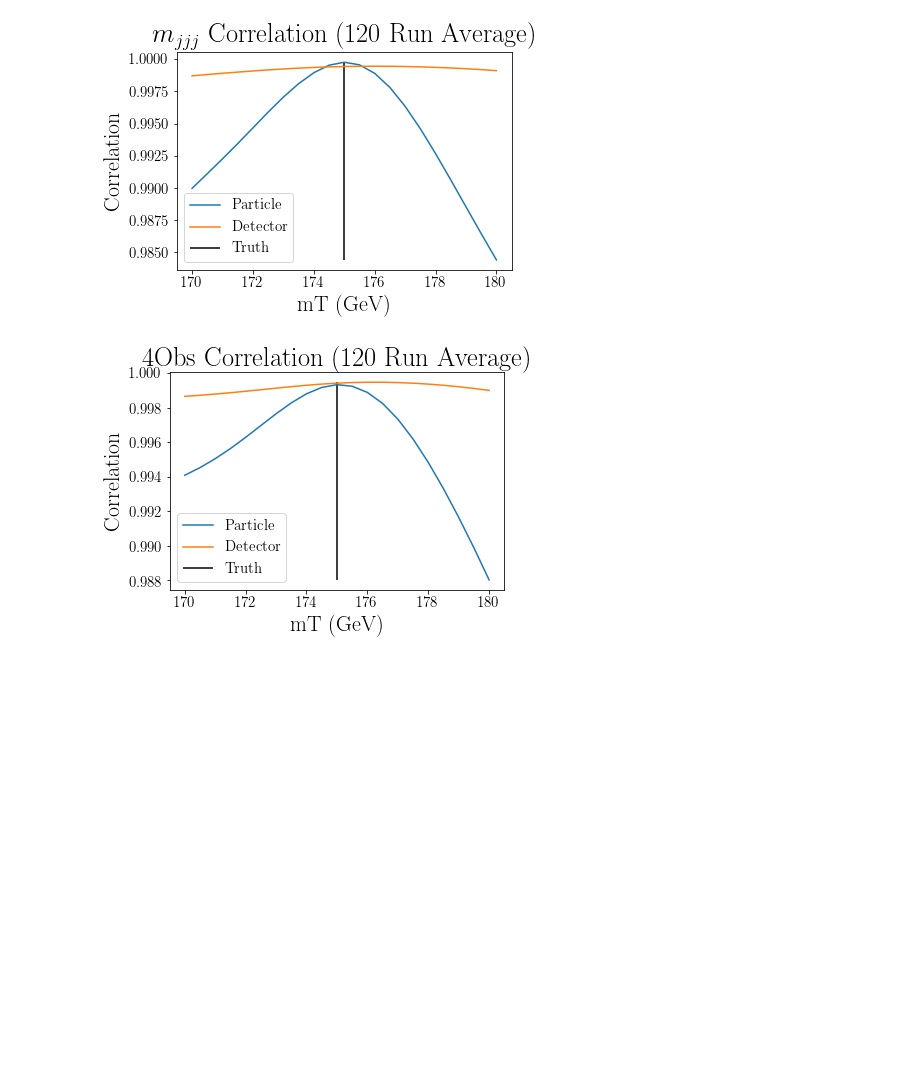
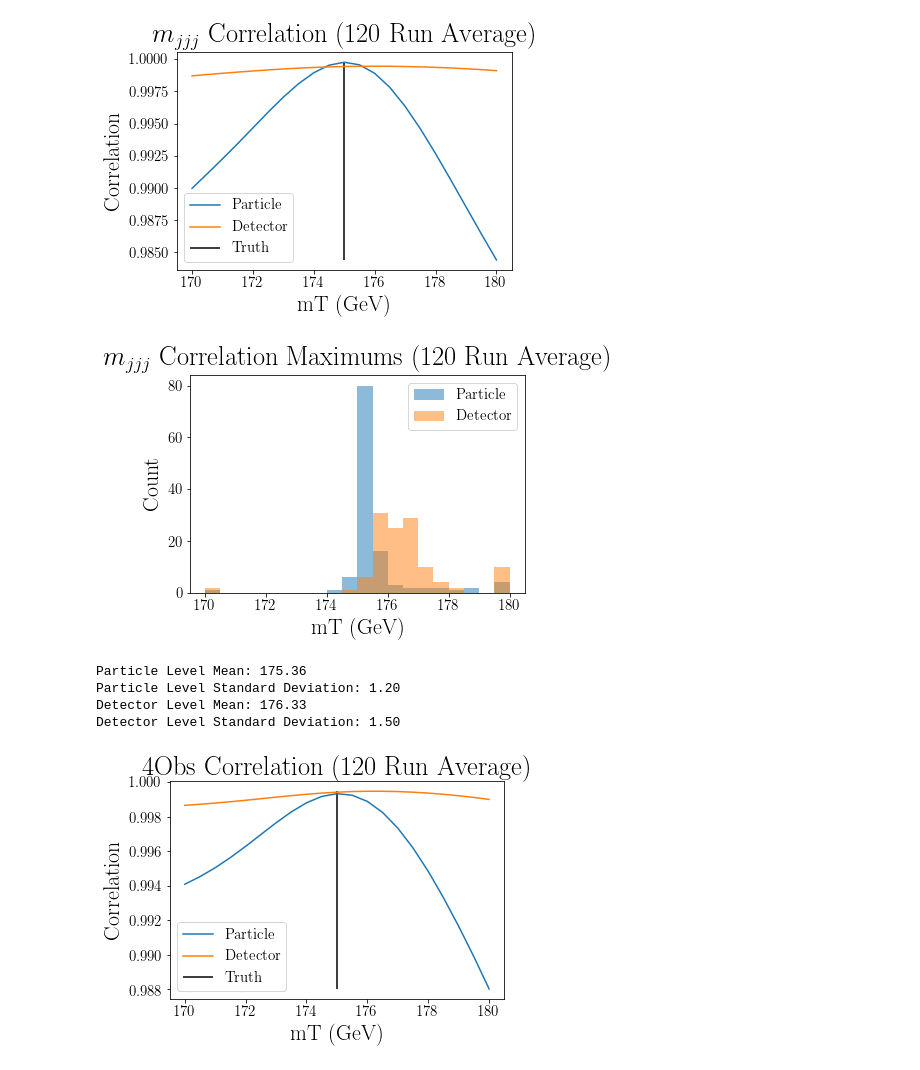
Before and after one commit to hep-lbdl/SRGN, a Jupyter notebook: TopQuarkFitting/DCTR_1D_mT-EnsembleDataProcessing.ipynb, the cells around one changed output. Saved outputs shown, nothing was run; the diff lists cells and outputs as text; code cells hidden in the pictures; blank space fills up the shorter version.

```diff
--- a/TopQuarkFitting/DCTR_1D_mT-EnsembleDataProcessing.ipynb
+++ b/TopQuarkFitting/DCTR_1D_mT-EnsembleDataProcessing.ipynb
@@ -288,6 +375,29 @@ plt.legend()
 plt.show()
 # %% [output]
 [figure]
+# %%
+bins = np.linspace(170, 180, 21)
+plt.title("$m_{jjj}$ Correlation Maximums (120 Run Average)")
+
+plt.hist(thetas[cor_mjjj_part_max], bins = bins, alpha = 0.5, label='Particle')
+plt.hist(thetas[cor_mjjj_det_max], bins = bins, alpha = 0.5, label='Detector')
+plt.xlabel("mT (GeV)")
+plt.ylabel("Count")
+
+plt.legend()
+plt.show()
+
+print("Particle Level Mean: {:.2f}".format(np.mean(thetas[cor_mjjj_part_max])))
+print("Particle Level Standard Deviation: {:.2f}".format(np.std(thetas[cor_mjjj_part_max])))
+
+print("Detector Level Mean: {:.2f}".format(np.mean(thetas[cor_mjjj_det_max])))
+print("Detector Level Standard Deviation: {:.2f}".format(np.std(thetas[cor_mjjj_det_max])))
+# %% [output]
+[figure, added]
+Particle Level Mean: 175.36
+Particle Level Standard Deviation: 1.20
+Detector Level Mean: 176.33
+Detector Level Standard Deviation: 1.50
 # %%
 plt.title("4Obs Correlation (120 Run Average)")
 
```
Also changed, not shown: parts of 6 cells of this notebook.
